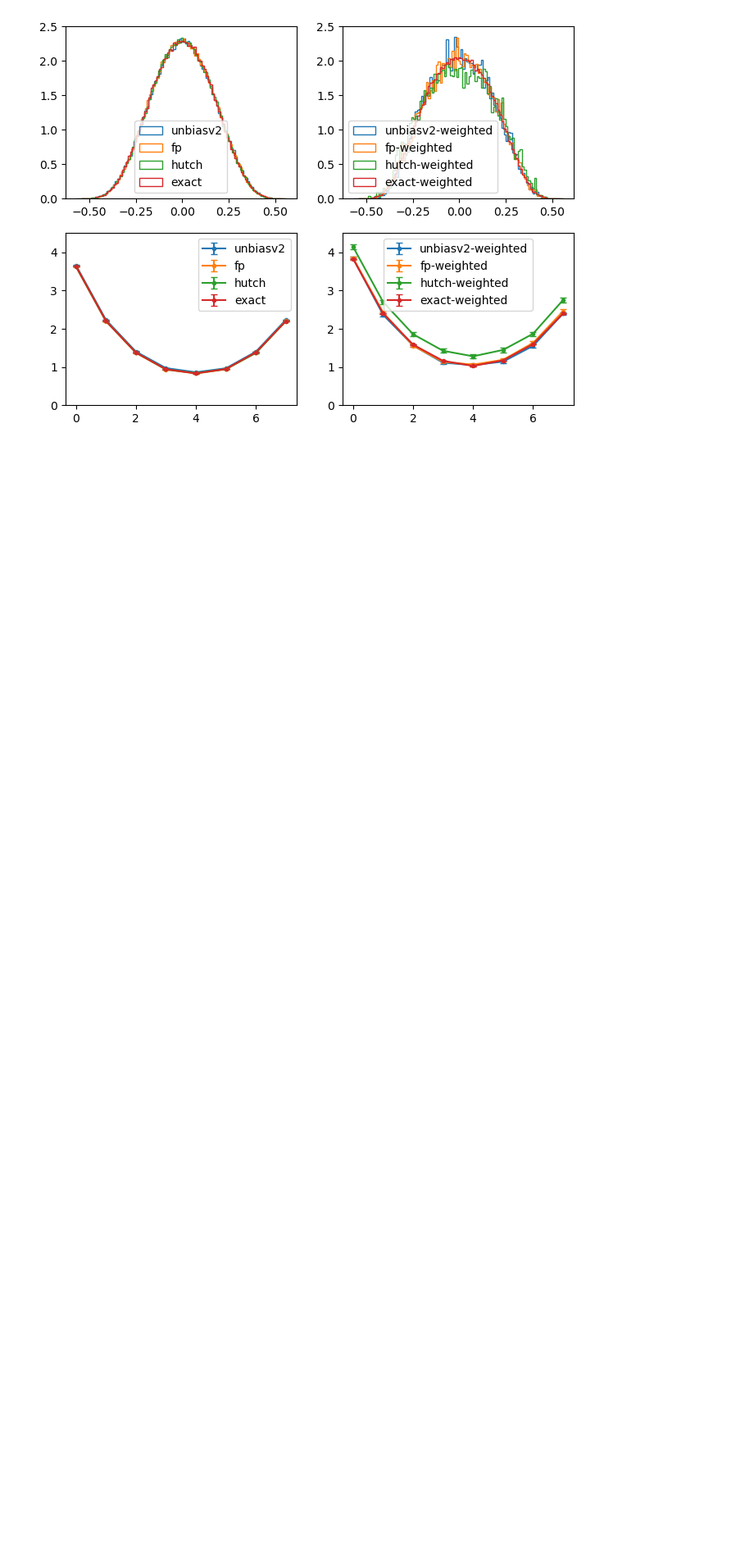
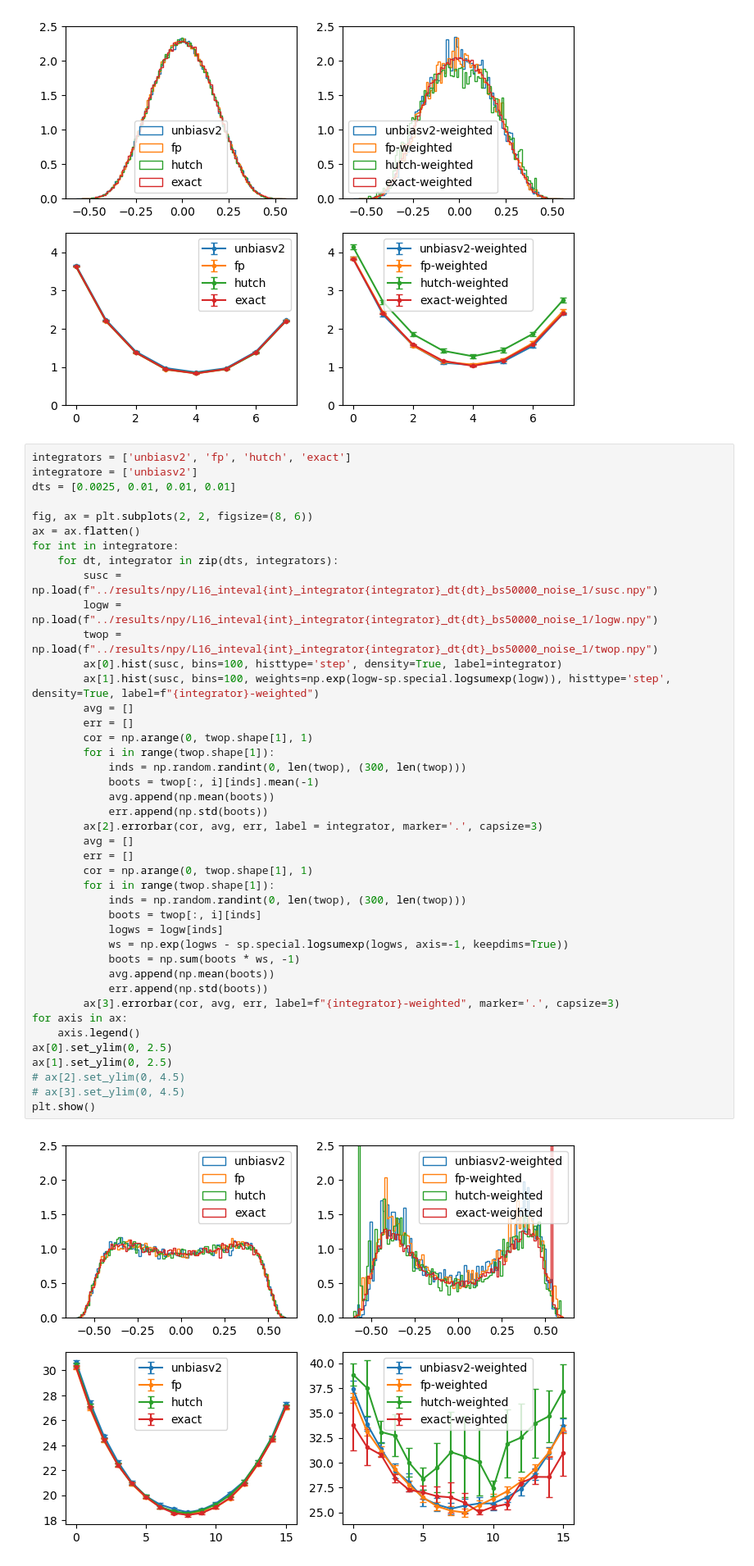
Before and after one commit to Satriawidy/unbiased_cnf, a Jupyter notebook: notebooks/npy_analysis.ipynb, the cells around one changed output. Shown at 82% size. Saved outputs shown, nothing was run; the diff lists cells and outputs as text; blank space fills up the shorter version.

```diff
--- a/notebooks/npy_analysis.ipynb
+++ b/notebooks/npy_analysis.ipynb
@@ -46,3 +46,47 @@ ax[3].set_ylim(0, 4.5)
 plt.show()
 # %% [output]
 [figure]
+# %%
+integrators = ['unbiasv2', 'fp', 'hutch', 'exact']
+integratore = ['unbiasv2']
+dts = [0.0025, 0.01, 0.01, 0.01]
+
+fig, ax = plt.subplots(2, 2, figsize=(8, 6))
+ax = ax.flatten()
+for int in integratore:
+    for dt, integrator in zip(dts, integrators):
+        susc = np.load(f"../results/npy/L16_inteval{int}_integrator{integrator}_dt{dt}_bs50000_noise_1/susc.npy")
+        logw = np.load(f"../results/npy/L16_inteval{int}_integrator{integrator}_dt{dt}_bs50000_noise_1/logw.npy")
+        twop = np.load(f"../results/npy/L16_inteval{int}_integrator{integrator}_dt{dt}_bs50000_noise_1/twop.npy")
+        ax[0].hist(susc, bins=100, histtype='step', density=True, label=integrator)
+        ax[1].hist(susc, bins=100, weights=np.exp(logw-sp.special.logsumexp(logw)), histtype='step', density=True, label=f"{integrator}-weighted")
+        avg = []
+        err = []
+        cor = np.arange(0, twop.shape[1], 1)
+        for i in range(twop.shape[1]):
+            inds = np.random.randint(0, len(twop), (300, len(twop)))
+            boots = twop[:, i][inds].mean(-1)
+            avg.append(np.mean(boots))
+            err.append(np.std(boots))
+        ax[2].errorbar(cor, avg, err, label = integrator, marker='.', capsize=3)
+        avg = []
+        err = []
+        cor = np.arange(0, twop.shape[1], 1)
+        for i in range(twop.shape[1]):
+            inds = np.random.randint(0, len(twop), (300, len(twop)))
+            boots = twop[:, i][inds]
+            logws = logw[inds]
+            ws = np.exp(logws - sp.special.logsumexp(logws, axis=-1, keepdims=True))
+            boots = np.sum(boots * ws, -1)
+            avg.append(np.mean(boots))
+            err.append(np.std(boots))
+        ax[3].errorbar(cor, avg, err, label=f"{integrator}-weighted", marker='.', capsize=3)
+for axis in ax:
+    axis.legend()
+ax[0].set_ylim(0, 2.5)
+ax[1].set_ylim(0, 2.5)
+# ax[2].set_ylim(0, 4.5)
+# ax[3].set_ylim(0, 4.5)
+plt.show()
+# %% [output]
+[figure, added]
```
